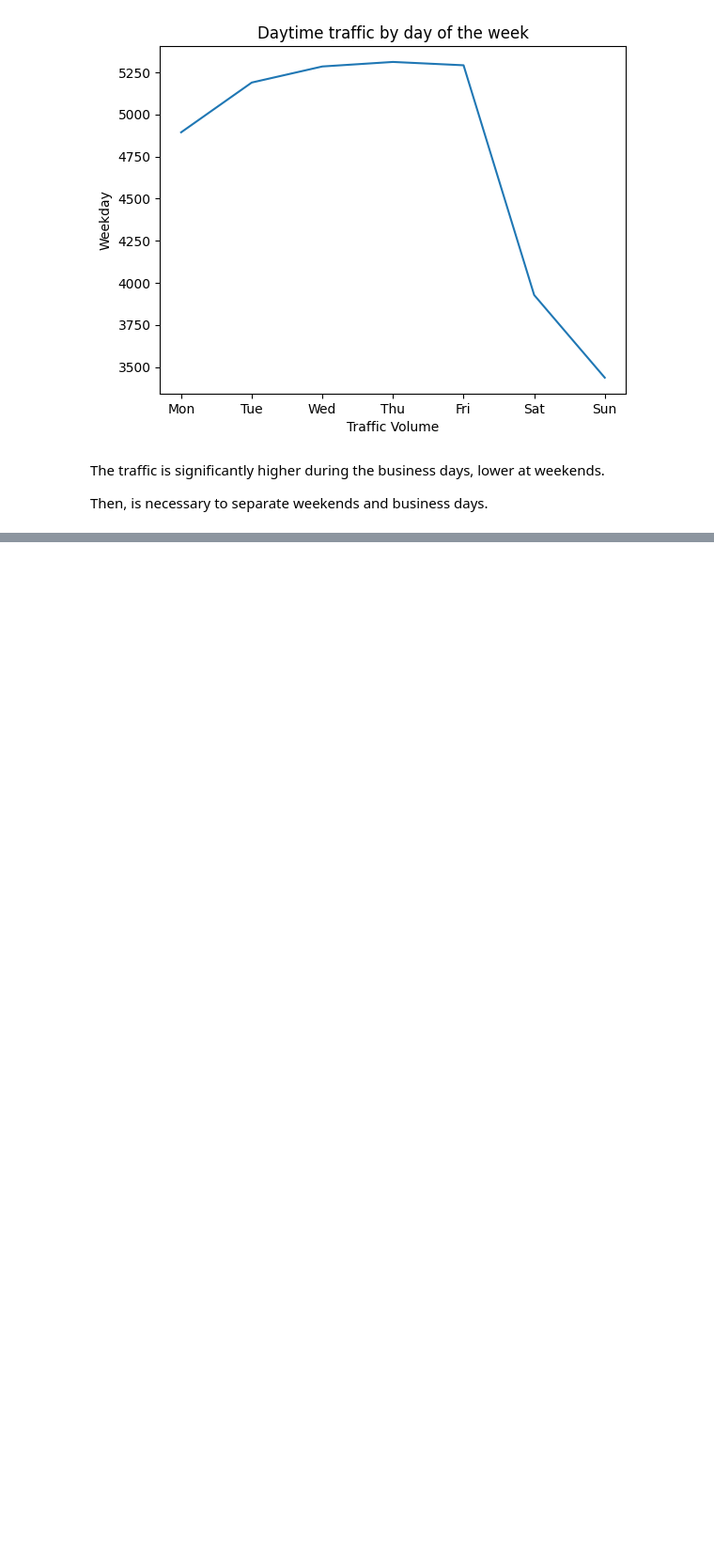
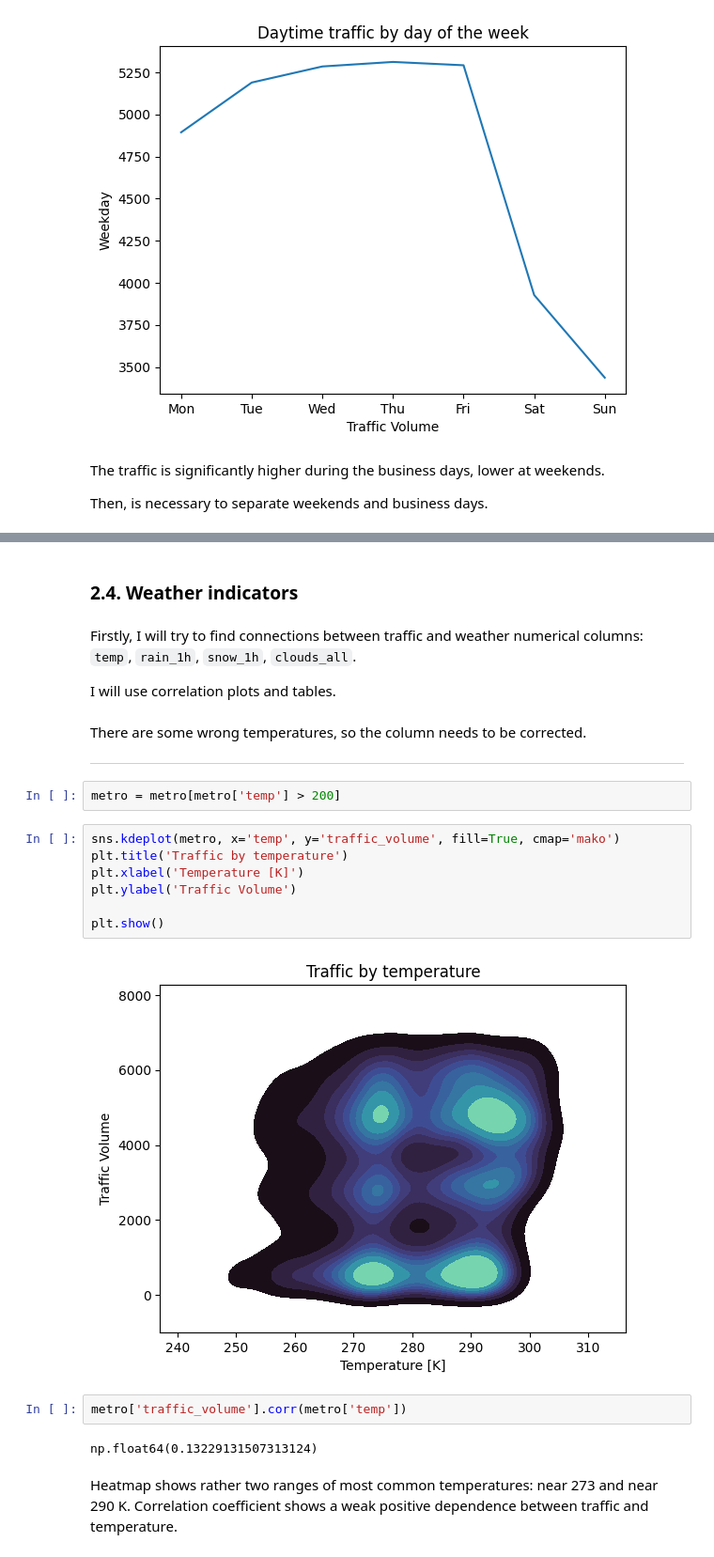
Before and after one commit to Krzesimir13/DataQuest, a Jupyter notebook: traffic_I_94.ipynb, the cells around one changed output, grey strips where cells are left out. Shown at 94% size. Saved outputs shown, nothing was run; the diff lists cells and outputs as text; blank space fills up the shorter version.

```diff
--- a/traffic_I_94.ipynb
+++ b/traffic_I_94.ipynb
@@ -226,0 +261,27 @@ Then, is necessary to separate weekends and business days.
+# %% [markdown]
+### 2.4. Weather indicators
+# %% [markdown]
+Firstly, I will try to find connections between traffic and weather numerical columns: `temp`, `rain_1h`, `snow_1h`, `clouds_all`.
+
+I will use correlation plots and tables.
+# %% [markdown]
+There are some wrong temperatures, so the column needs to be corrected.
+
+---
+# %%
+metro = metro[metro['temp'] > 200]
+# %%
+sns.kdeplot(metro, x='temp', y='traffic_volume', fill=True, cmap='mako')
+plt.title('Traffic by temperature')
+plt.xlabel('Temperature [K]')
+plt.ylabel('Traffic Volume')
+
+plt.show()
+# %% [output]
+[figure, added]
+# %%
+metro['traffic_volume'].corr(metro['temp'])
+# %% [output]
+np.float64(0.13229131507313124)
+# %% [markdown]
+Heatmap shows rather two ranges of most common temperatures: near 273 and near 290 K. Correlation coefficient shows a weak positive dependence between traffic and temperature.
```
Also changed, not shown: parts of 20 cells of this notebook.
